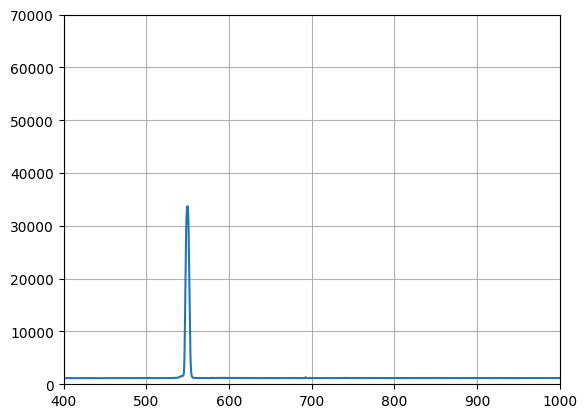
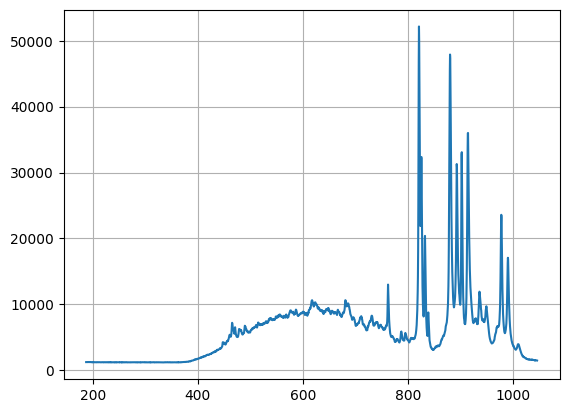
The change to this notebook cell's code, shown as a diff; its figure went from the first image to the second:
--- before
+++ after
@@ -1,6 +1,6 @@
 wl, counts = sp.snapshot()
 plt.plot(wl, counts)
-plt.xlim([400, 1000])
-plt.ylim([0, 70000])
+#plt.xlim([400, 1000])
+#plt.ylim([0, 70000])
 #plt.vlines(550, 0, 35000, 'r')
 plt.grid()

Commit: added lamp stability tests